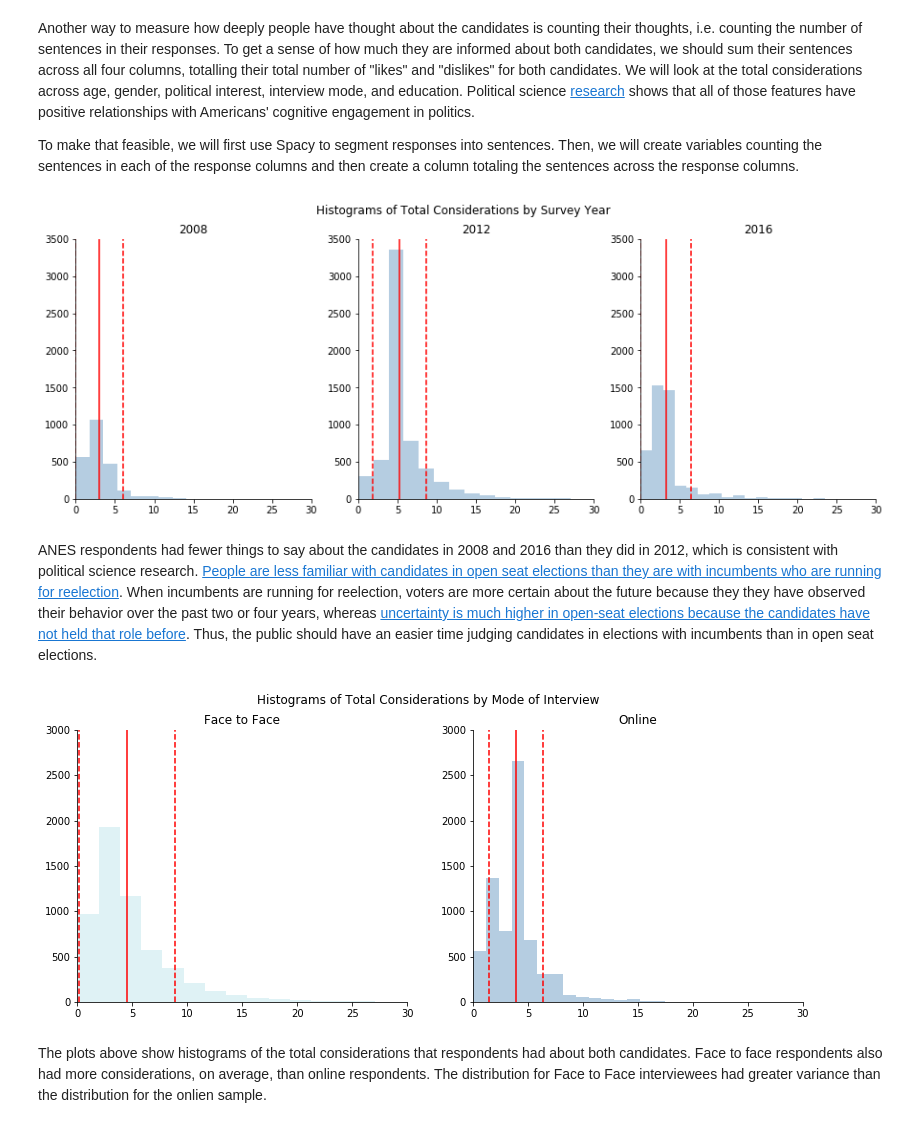
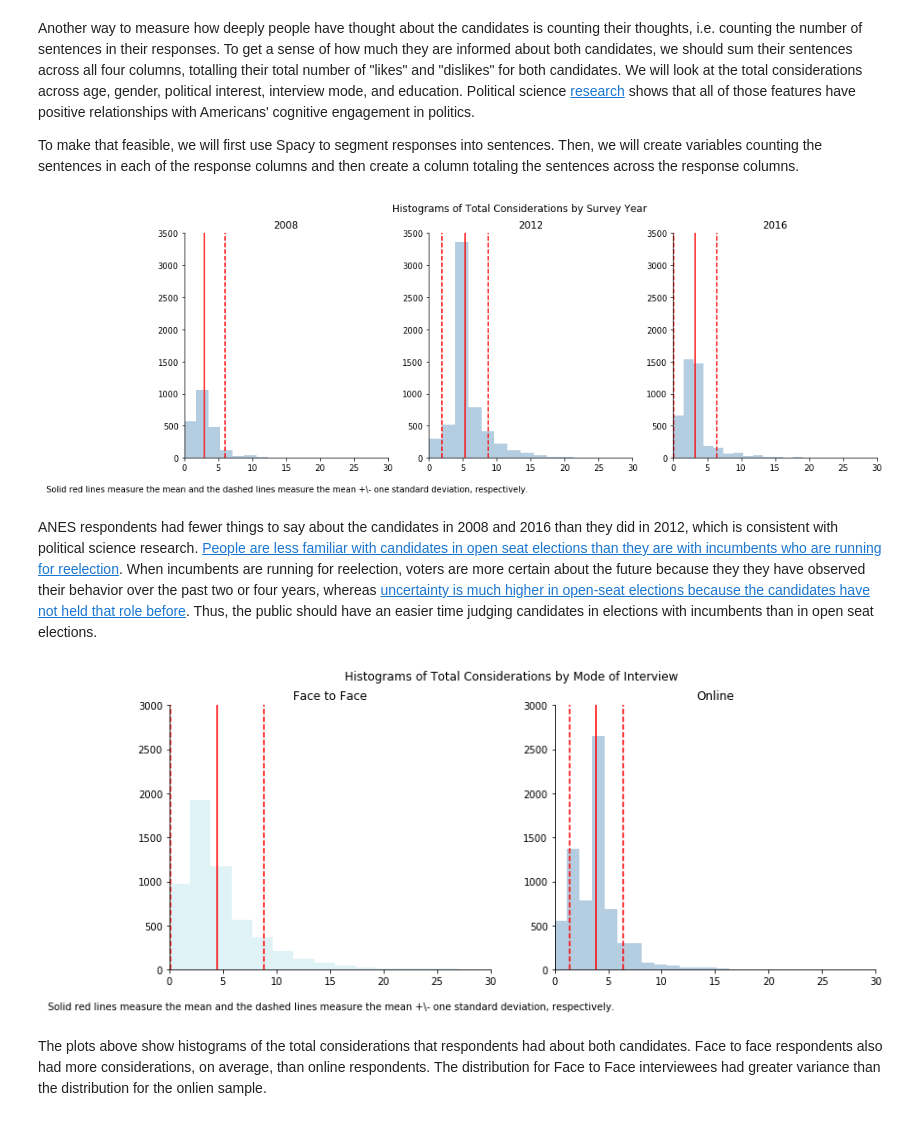
Before and after one commit to mattchildersphd/Thinkful-Final-Capstone, a Jupyter notebook: final_capstone_project.ipynb, the cells around one changed output. Cells and saved outputs as stored; diff of their text form; code cells hidden in the pictures.

```diff
--- a/final_capstone_project.ipynb
+++ b/final_capstone_project.ipynb
@@ -1049,38 +1049,38 @@ plt.suptitle('Histograms of Total Considerations by Survey Year')
 plt.subplot(1, 3, 1)
 sns.distplot(anes_nlp[anes_nlp['year'] == 2008]['total_considerations'], color = 'steelblue', kde = False, bins = 30)
 plt.xlim(0,30)
-plt.xlabel('')
+plt.xlabel('\n Solid red lines measure the mean and the dashed lines measure the mean +\- one standard deviation, respectively.')
 plt.ylim(0, 3500)
 plt.title('2008')
 plt.axvline(anes_nlp[anes_nlp['year'] == 2008]['total_considerations'].mean(), color = 'red', linestyle = 'solid')
 plt.axvline(anes_nlp[anes_nlp['year'] == 2008]['total_considerations'].mean() - anes_nlp[anes_nlp['year'] == 2008]['total_considerations'].std(), color = 'red', linestyle = 'dashed')
 plt.axvline(anes_nlp[anes_nlp['year'] == 2008]['total_considerations'].mean() + anes_nlp[anes_nlp['year'] == 2008]['total_considerations'].std(), color = 'red', linestyle = 'dashed')
 sns.despine()
 
 plt.subplot(1, 3, 2)
 sns.distplot(anes_nlp[anes_nlp['year'] == 2012]['total_considerations'], color = 'steelblue', kde = False, bins = 30)
 plt.xlim(0,30)
 plt.xlabel('')
 plt.ylim(0, 3500)
 plt.title('2012')
 plt.axvline(anes_nlp[anes_nlp['year'] == 2012]['total_considerations'].mean(), color = 'red', linestyle = 'solid')
 plt.axvline(anes_nlp[anes_nlp['year'] == 2012]['total_considerations'].mean() - anes_nlp[anes_nlp['year'] == 2012]['total_considerations'].std(), color = 'red', linestyle = 'dashed')
 plt.axvline(anes_nlp[anes_nlp['year'] == 2012]['total_considerations'].mean() + anes_nlp[anes_nlp['year'] == 2012]['total_considerations'].std(), color = 'red', linestyle = 'dashed')
 
 plt.subplot(1, 3, 3)
 sns.distplot(anes_nlp[anes_nlp['year'] == 2016]['total_considerations'], color = 'steelblue', kde = False, bins = 30)
 plt.xlim(0,30)
 plt.xlabel('')
 plt.ylim(0, 3500)
 plt.title('2016')
 plt.axvline(anes_nlp[anes_nlp['year'] == 2016]['total_considerations'].mean(), color = 'red', linestyle = 'solid')
 plt.axvline(anes_nlp[anes_nlp['year'] == 2016]['total_considerations'].mean() - anes_nlp[anes_nlp['year'] == 2016]['total_considerations'].std(), color = 'red', linestyle = 'dashed')
 plt.axvline(anes_nlp[anes_nlp['year'] == 2016]['total_considerations'].mean() + anes_nlp[anes_nlp['year'] == 2016]['total_considerations'].std(), color = 'red', linestyle = 'dashed')
 sns.despine()
 
 plt.show()
 # %% [output]
-[figure, old version]
+[figure, new version]
 # %% [markdown]
 ANES respondents had fewer things to say about the candidates in 2008 and 2016 than they did in 2012, which is consistent with political science research. [People are less familiar with candidates in open seat elections than they are with incumbents who are running for reelection](https://rowman.com/ISBN/9781538123416/The-Politics-of-Congressional-Elections-Tenth-Edition). When incumbents are running for reelection, voters are more certain about the future because they they have observed their behavior over the past two or four years, whereas [uncertainty is much higher in open-seat elections because the candidates have not held that role before](https://www.jstor.org/stable/10.1017/s002238161000054x?seq=1). Thus, the public should have an easier time judging candidates in elections with incumbents than in open seat elections.
 # %%
@@ -1090,7 +1090,7 @@ plt.suptitle('Histograms of Total Considerations by Mode of Interview')
 plt.subplot(1, 2, 1)
 sns.distplot(anes_nlp[anes_nlp['mode'] == 1]['total_considerations'], color = 'powderblue', kde = False, bins = 30)
 plt.xlim(0,30)
-plt.xlabel('')
+plt.xlabel('\n Solid red lines measure the mean and the dashed lines measure the mean +\- one standard deviation, respectively.')
 plt.ylim(0, 3000)
 plt.title('Face to Face')
 plt.axvline(anes_nlp[anes_nlp['mode'] == 1]['total_considerations'].mean(), color = 'red', linestyle = 'solid')
@@ -1113,7 +1113,7 @@ sns.despine()
 
 plt.show()
 # %% [output]
-[figure, old version]
+[figure, new version]
 # %% [markdown]
 The plots above show histograms of the total considerations that respondents had about both candidates. Face to face respondents also had more considerations, on average, than online respondents. The distribution for Face to Face interviewees had greater variance than the distribution for the onlien sample.
 # %%
```
Also changed, not shown: parts of 28 cells of this notebook.
